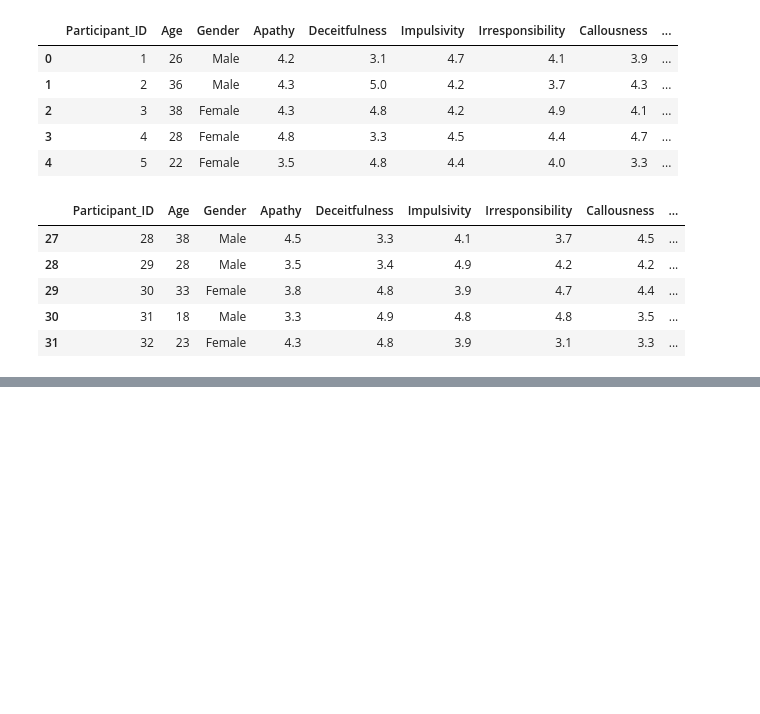
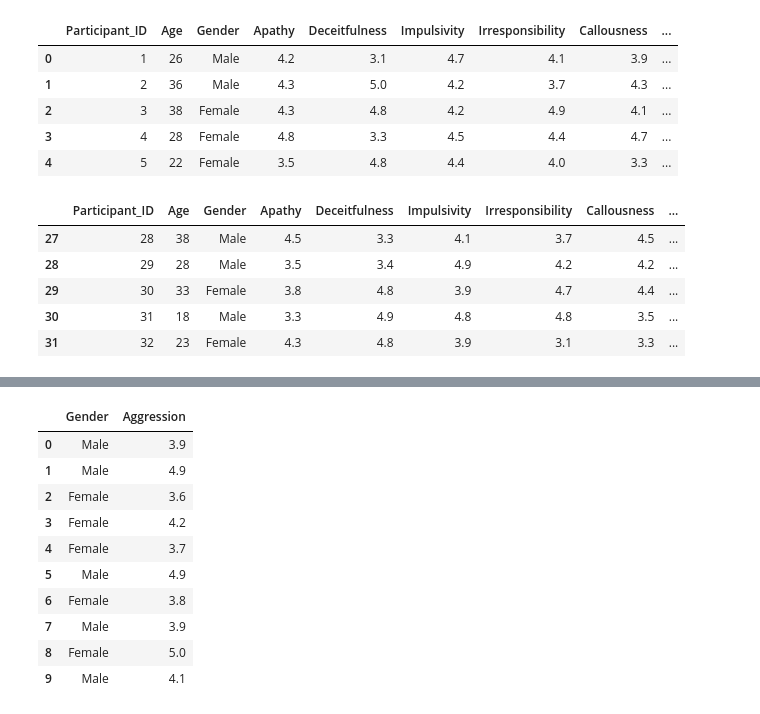
Before and after one commit to MimoHasPurpose/Exploration, a Jupyter notebook: seaborn/research/antisocial.ipynb, the cells around one changed output, grey strips where cells are left out. Drawn from its saved outputs; the diff is of its cells as text; code cells hidden in the pictures; blank space fills up the shorter version.

```diff
--- a/seaborn/research/antisocial.ipynb
+++ b/seaborn/research/antisocial.ipynb
@@ -57,0 +137,16 @@ data.tail()
+# %%
+gendergrp=gender_aggression.groupby(['Gender'])
+# %%
+gendergrp.head()
+# %% [output]
+|  | Gender | Aggression |
+| 0 | Male | 3.9 |
+| 1 | Male | 4.9 |
+| 2 | Female | 3.6 |
+| 3 | Female | 4.2 |
+| 4 | Female | 3.7 |
+| 5 | Male | 4.9 |
+| 6 | Female | 3.8 |
+| 7 | Male | 3.9 |
+| 8 | Female | 5.0 |
+| 9 | Male | 4.1 |
```
Also changed, not shown: parts of 10 cells of this notebook, 4 other files.
